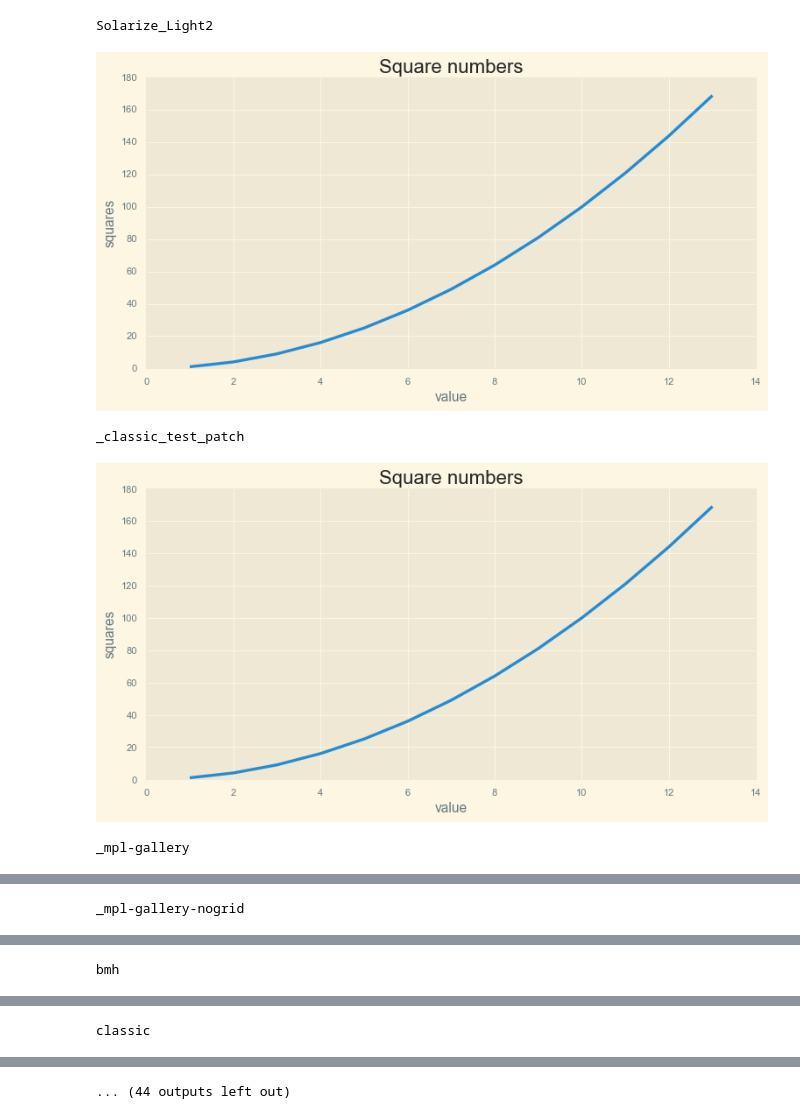
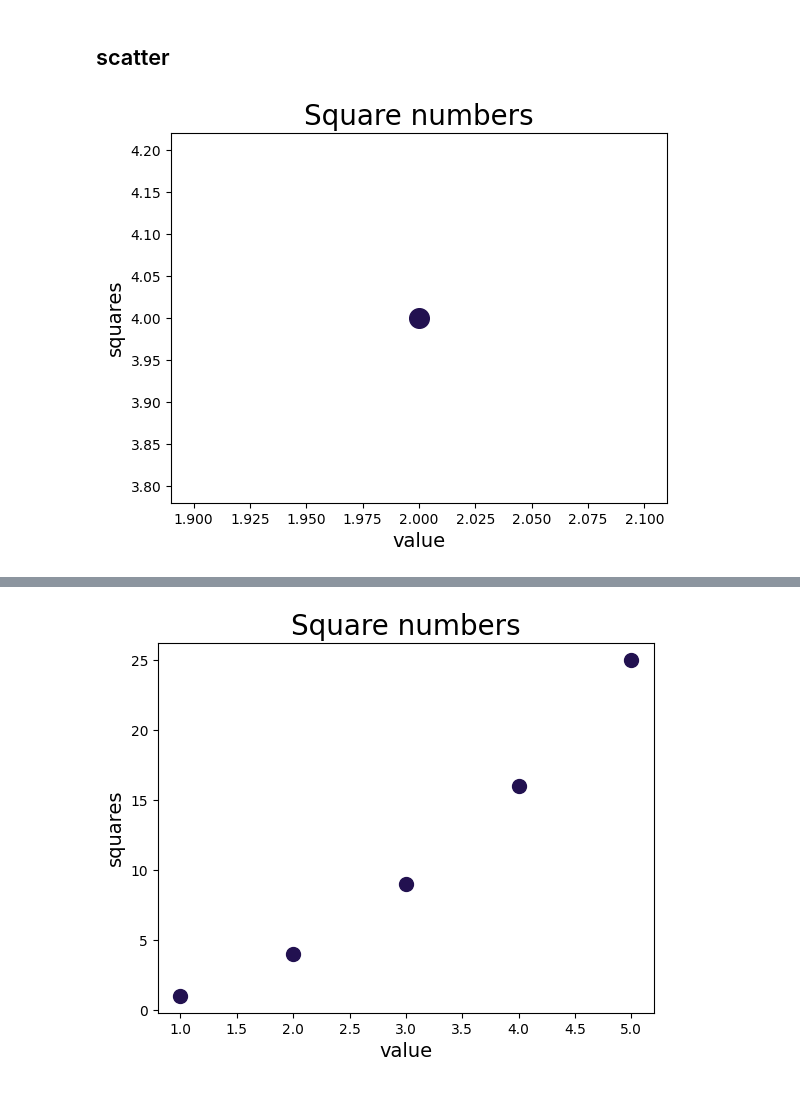
Before and after one commit to GridasovAlex/python_visualization, a Jupyter notebook: initial_vis.ipynb, the cells around one changed output, grey strips where cells are left out. Drawn from its saved outputs; the diff is of its cells as text; code cells hidden in the pictures.

```diff
--- a/initial_vis.ipynb
+++ b/initial_vis.ipynb
@@ -1,2 +1,6 @@
 # %%
 import matplotlib.pyplot as plt
+import seaborn as sns
+
+#sns.set_theme('notebook')
+sns.set_palette('magma')
@@ -49,20 +52,15 @@ styles = plt.style.available
+# %% [markdown]
+## scatter
 # %%
-for stile in styles:
-    print(stile)
+#нанесение и оформление отдельных точек
+fig, ax = plt.subplots()
+ax.scatter(2, 4, s=200)
 
-    plt.style.use(stile)
-    fig, ax = plt.subplots(figsize=[10,5])
-    ax.plot(values, squares, linewidth=3)
+ax.set_title("Square numbers", fontsize=20)
+ax.set_xlabel("value", fontsize=14)
+ax.set_ylabel("squares", fontsize=14)
+ax.tick_params(axis="both", which="major", labelsize=10)
 
-    ax.set_title("Square numbers", fontsize=20)
-    ax.set_xlabel("value", fontsize=14)
-    ax.set_ylabel("squares", fontsize=14)
-    ax.tick_params(axis="both", labelsize=10)
-
-    plt.show()
+plt.show()
 # %% [output]
-Solarize_Light2
-[figure, old version]
+[figure, new version]
-_classic_test_patch
-[figure, removed]
-_mpl-gallery
@@ -70 +66,0 @@ _mpl-gallery
-_mpl-gallery-nogrid
@@ -72 +66,0 @@ _mpl-gallery-nogrid
-bmh
@@ -74 +66,0 @@ bmh
-classic
@@ -76 +66,0 @@ classic
-... (44 outputs left out)
@@ -80,0 +67,15 @@ plt.style.use('seaborn')
+# %%
+x_values = [1, 2, 3, 4, 5]
+y_values = [1, 4, 9, 16, 25]
+
+fig, ax = plt.subplots()
+ax.scatter(x_values, y_values, s=100)
+
+ax.set_title("Square numbers", fontsize=20)
+ax.set_xlabel("value", fontsize=14)
+ax.set_ylabel("squares", fontsize=14)
+ax.tick_params(axis="both", which="major", labelsize=10)
+
+plt.show()
+# %% [output]
+[figure, added]
```
Also changed, not shown: parts of 12 cells of this notebook.
